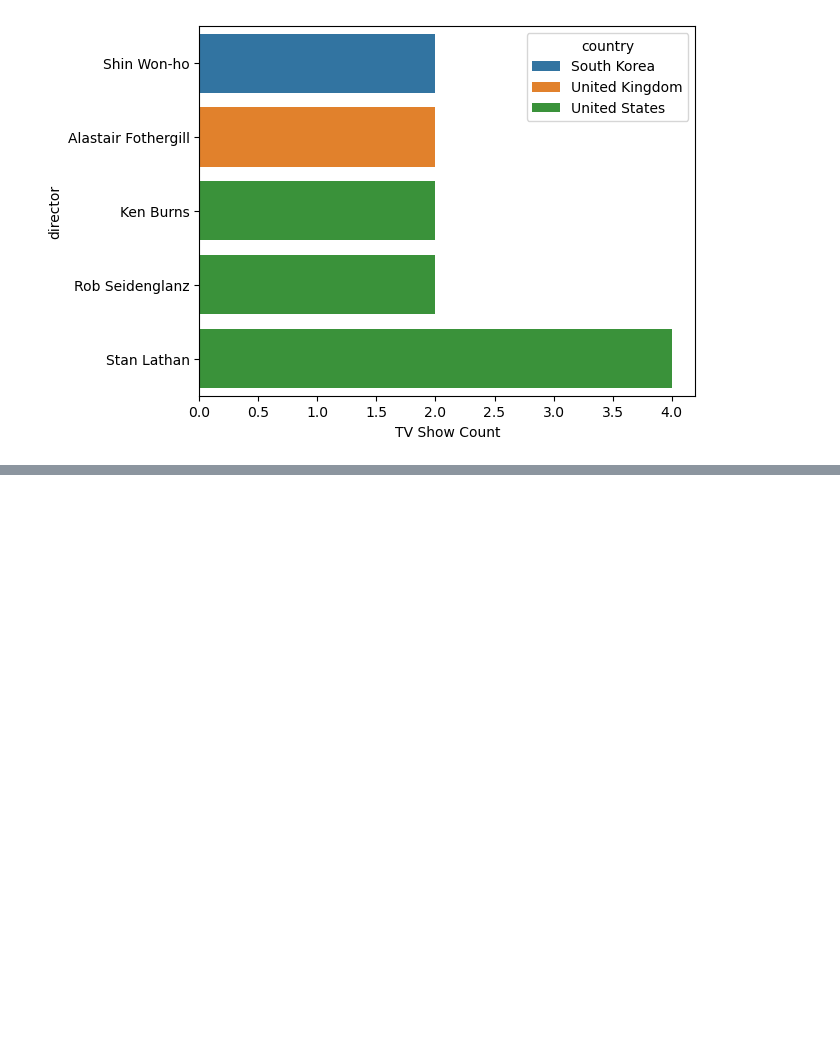
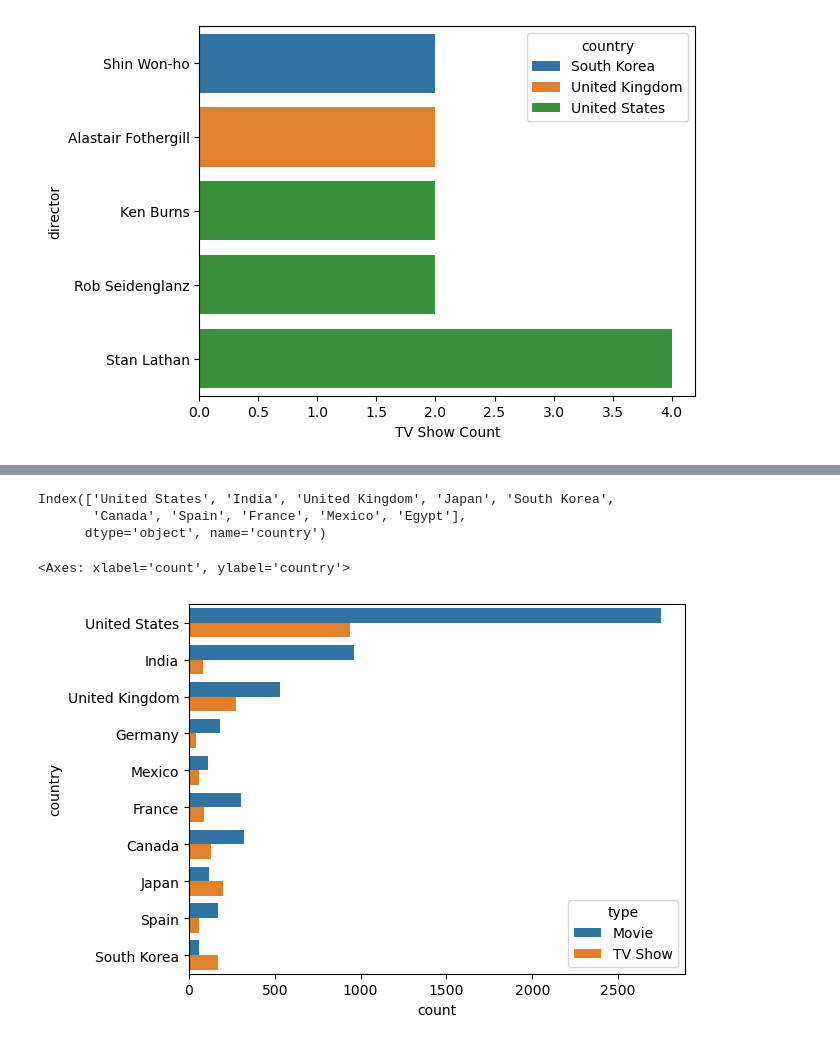
Before and after one commit to subham-haz/DAV---1, a Jupyter notebook: DAY_12 Business_case_Netflix (17-03-2026).ipynb, the cells around one changed output, grey strips where cells are left out. Drawn from its saved outputs; the diff is of its cells as text; code cells hidden in the pictures; blank space fills up the shorter version.

```diff
--- a/DAY_12 Business_case_Netflix (17-03-2026).ipynb
+++ b/DAY_12 Business_case_Netflix (17-03-2026).ipynb
@@ -334,3 +333,6 @@ plt.xlabel('TV Show Count')
 # %% [output]
 Text(0.5, 0, 'TV Show Count')
 [figure]
+# %%
+data = pd.read_csv('netflix.txt')
+data.head()
@@ -336,0 +357,19 @@ Text(0.5, 0, 'TV Show Count')
+# %%
+top_countries # These are the top countries by number of titles.
+# %% [output]
+Index(['United States', 'India', 'United Kingdom', 'Japan', 'South Korea',
+       'Canada', 'Spain', 'France', 'Mexico', 'Egypt'],
+      dtype='object', name='country')
+# %%
+# What changes when we split multi-country entries ?
+data['country'] = data['country'].str.split(', ')
+data = data.explode('country')
+# %%
+top_countries_after_split = data['country'].value_counts().sort_values(ascending=False).index[:10]
+# %%
+sns.countplot(data=data[data['country'].isin(top_countries_after_split)], y='country', hue='type')
+
+# Shows have more focus in Japan and South Korea
+# %% [output]
+<Axes: xlabel='count', ylabel='country'>
+[figure, added]
```
Also changed, not shown: parts of 23 cells of this notebook, 1 other file.
